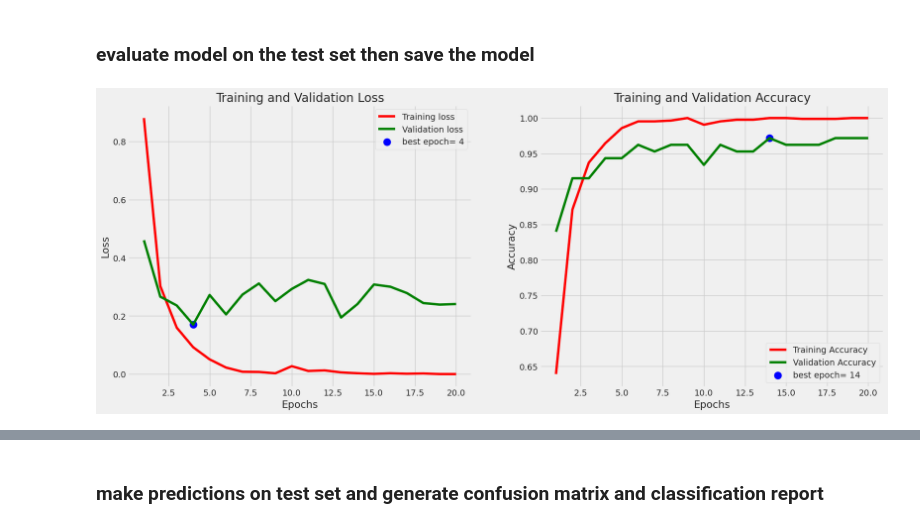
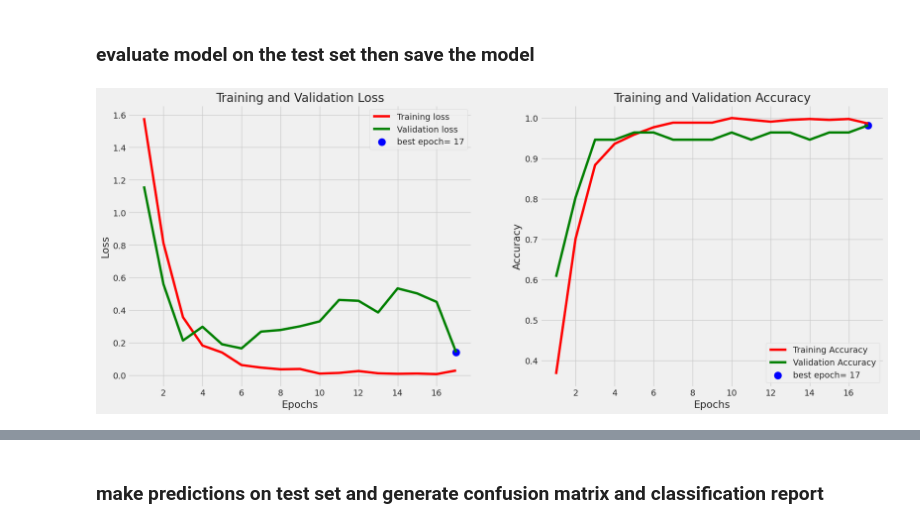
Before and after one commit to GymLens/Machine-Learning, a Jupyter notebook: CNN add Models.ipynb, the cells around one changed output, grey strips where cells are left out. Saved outputs shown, nothing was run; the diff lists cells and outputs as text; code cells hidden in the pictures.

Commit message:
Predict Directory & Callback

```diff
--- a/CNN add Models.ipynb
+++ b/CNN add Models.ipynb
@@ -238,5 +227,5 @@ model = tf.keras.Sequential([
 ])
 
 
-model.compile(optimizer=tf.keras.optimizers.Adam(learning_rate=.001), loss='categorical_crossentropy', metrics='accuracy')
+model.compile(optimizer=tf.keras.optimizers.Adam(learning_rate=.001), loss='categorical_crossentropy', metrics=['accuracy'])
 # %% [output]
@@ -264,5 +257,25 @@ _________________________________________________________________
+# %%
+# EarlyStoppingCallback for accuracy >= 98%
+class EarlyStoppingAtAccuracy(Callback):
+    def __init__(self, target_accuracy):
+        super().__init__()
+        self.target_accuracy = target_accuracy
+
+    def on_epoch_end(self, epoch, logs=None):
+        val_acc = logs.get('val_accuracy')
+        if val_acc and val_acc >= self.target_accuracy:
+            print(f"\nStopping training as validation accuracy reached {val_acc:.2f} (≥ {self.target_accuracy:.2f})")
+            self.model.stop_training = True
+
+early_stopping = EarlyStoppingAtAccuracy(target_accuracy=0.98)
 # %%
-epochs =20
+epochs = 100
 
-history=model.fit(x=train_gen, batch_size=64, epochs=epochs, validation_data=valid_gen)
+history=model.fit(
+    x=train_gen,
+    batch_size=64,
+    epochs=epochs,
+    validation_data=valid_gen,
+    callbacks=[early_stopping]
+)
 # %% [output]
@@ -442,12 +452,12 @@ def print_info( test_gen, preds, print_code, save_dir, subject ):
 # %%
 tr_plot(history,0)
 save_dir=r'./'
 subject='Gym Exception'
 acc=model.evaluate( test_gen, batch_size=test_batch_size, verbose=1, steps=test_steps, return_dict=False)[1]*100
 msg=f'accuracy on the test set is {acc:5.2f} %'
 print_in_color(msg, (0,255,0),(55,65,80))
 save_id=str (model_name +  '-' + subject +'-'+ str(acc)[:str(acc).rfind('.')+3] + '.h5')
 save_loc=os.path.join(save_dir, save_id)
-model.save(save_loc)
+# model.save(save_loc)
 # %% [output]
-[figure, old version]
+[figure, new version]
```
Also changed, not shown: parts of 15 cells of this notebook.
